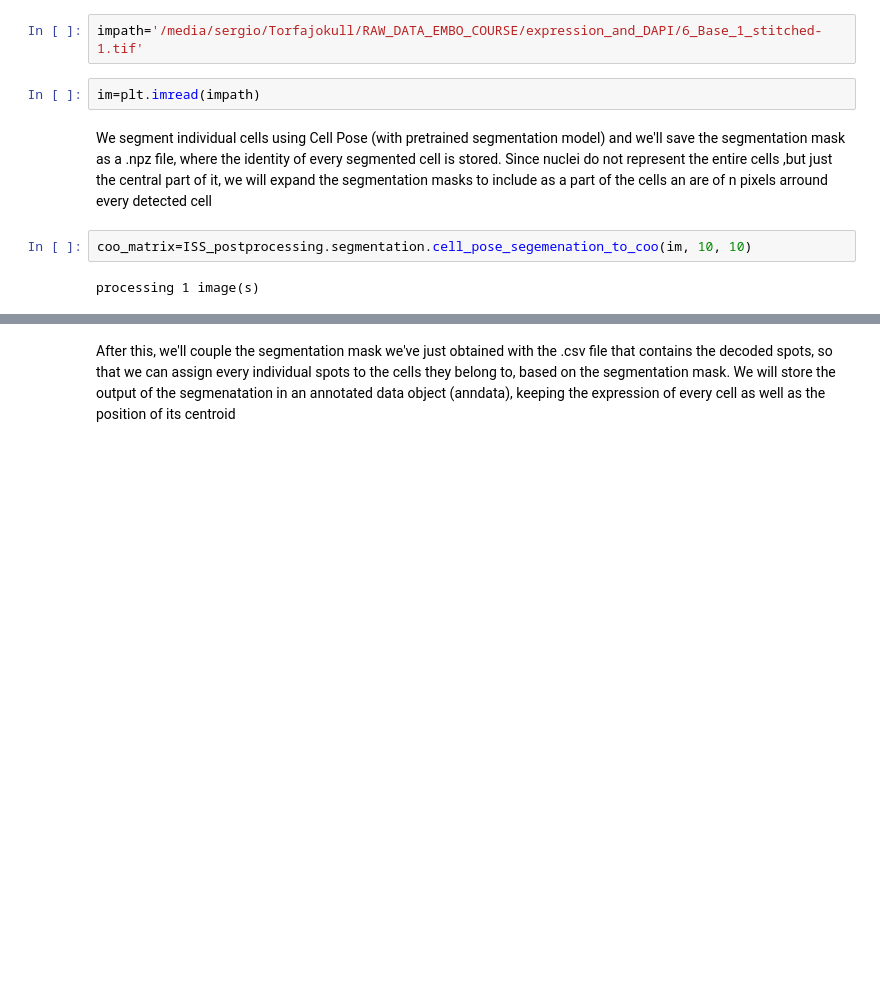
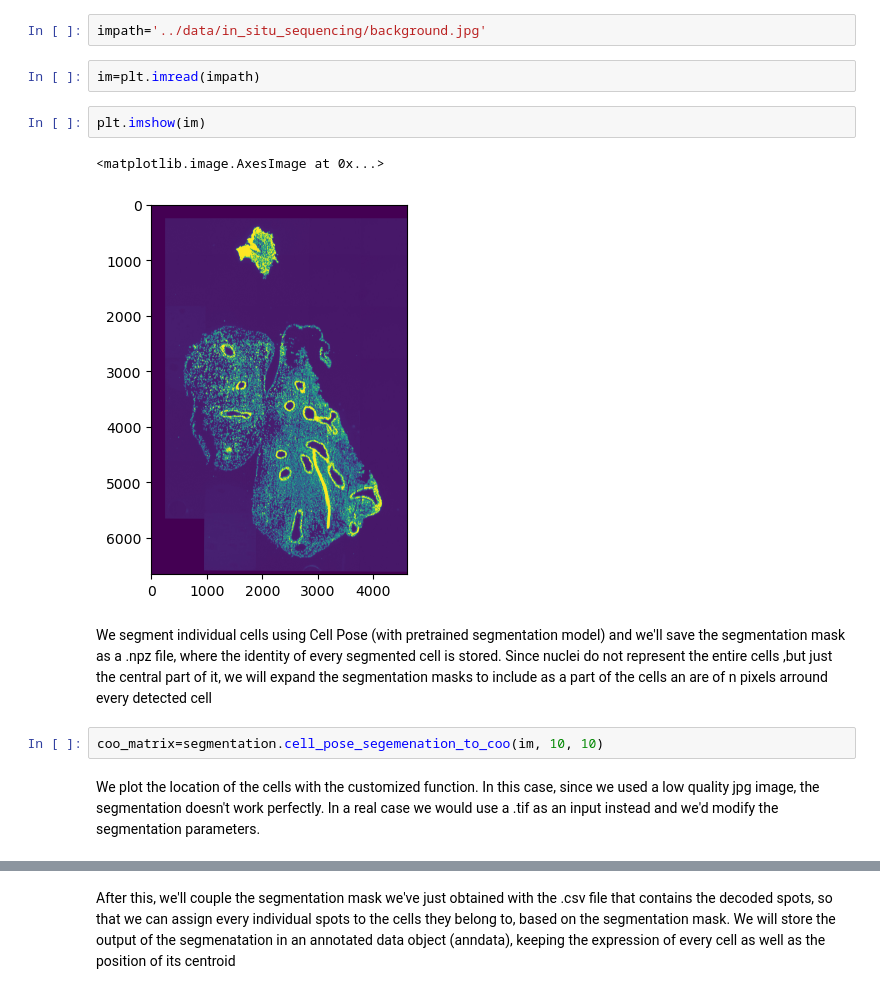
Before and after one commit to NBISweden/workshop-spatial, a Jupyter notebook: labs/06_ISS_segmentation_and_SC_imputation.ipynb, the cells around one changed output, grey strips where cells are left out. Cells and saved outputs as stored; diff of their text form; blank space fills up the shorter version.

```diff
--- a/labs/06_ISS_segmentation_and_SC_imputation.ipynb
+++ b/labs/06_ISS_segmentation_and_SC_imputation.ipynb
@@ -18,12 +47,17 @@ import seaborn as sns
 # %% [markdown]
 In previous steps, we have decoded an ISS dataset and, at this point, we should have a .csv containing the location and identity of every read decoded in the tissue. Together with this, we have a reference DAPI staining (stored as a .tif image) that can be used to identify the nuclei of the cells present in the section analyed. The first step is, then, to load and segment the nuclei so that we can identify individual cells
 # %%
-impath='/media/sergio/Torfajokull/RAW_DATA_EMBO_COURSE/expression_and_DAPI/6_Base_1_stitched-1.tif'
+impath='../data/in_situ_sequencing/background.jpg'
 # %%
 im=plt.imread(impath)
+# %%
+plt.imshow(im)
+# %% [output]
+<matplotlib.image.AxesImage at 0x...>
+[figure, added]
 # %% [markdown]
 We segment individual cells using Cell Pose (with pretrained segmentation model) and we'll save the segmentation mask as a .npz file, where the identity of every segmented cell is stored. Since nuclei do not represent the entire cells ,but just the central part of it, we will expand the segmentation masks to include as a part of the cells an are of n pixels arround every detected cell
 # %%
-coo_matrix=ISS_postprocessing.segmentation.cell_pose_segemenation_to_coo(im, 10, 10)
+coo_matrix=segmentation.cell_pose_segemenation_to_coo(im, 10, 10)
-# %% [output]
-processing 1 image(s)
+# %% [markdown]
+We plot the location of the cells with the customized function. In this case, since we used a low quality jpg image, the segmentation doesn't work perfectly. In a real case we would use a .tif as an input instead and we'd modify the segmentation parameters.
```
Also changed, not shown: parts of 47 cells of this notebook.
